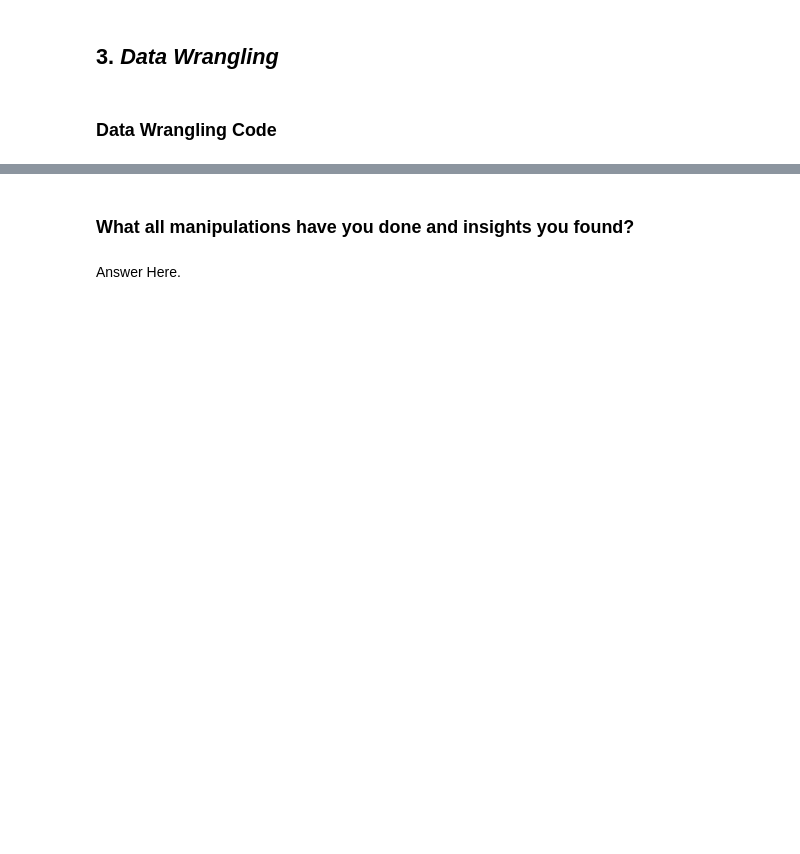
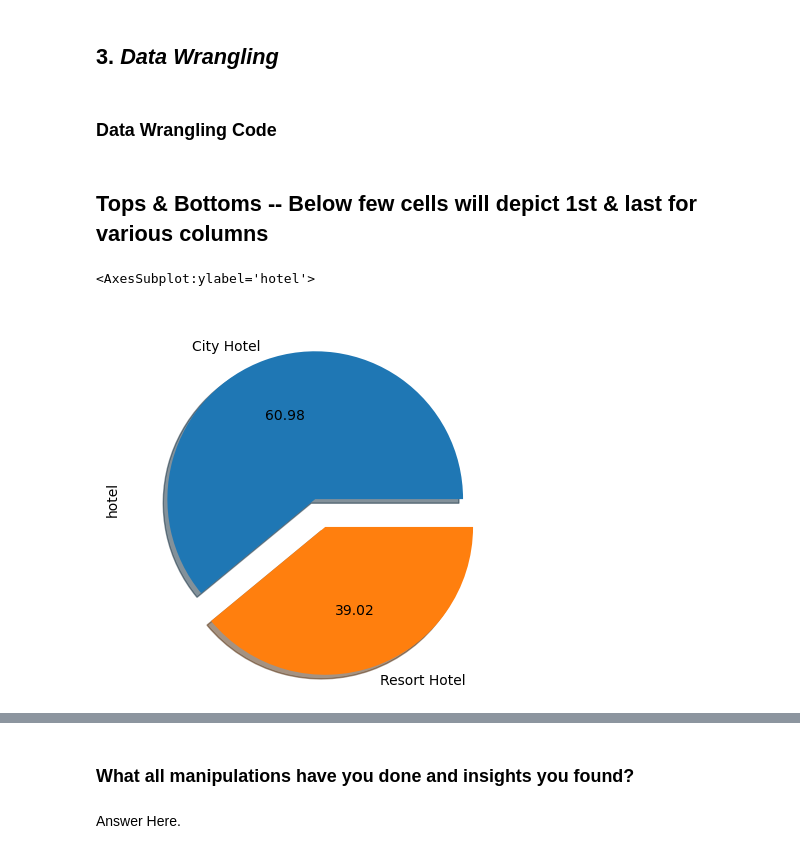
Before and after one commit to lakshay170/hotel_capstone, a Jupyter notebook: Hotel_Capstone.ipynb, the cells around one changed output, grey strips where cells are left out. Saved outputs shown, nothing was run; the diff lists cells and outputs as text; code cells hidden in the pictures; blank space fills up the shorter version.

```diff
--- a/Hotel_Capstone.ipynb
+++ b/Hotel_Capstone.ipynb
@@ -569,5 +564,7 @@ hotel.shape
 ## 3. ***Data Wrangling***
 # %% [markdown]
 ### Data Wrangling Code
+# %% [markdown]
+## Tops & Bottoms -- Below few cells will depict 1st & last for various columns
 # %%
 # Write your code to make your dataset analysis ready.
@@ -573,0 +575,8 @@ hotel.shape
+# %%
+# Q Distribution of bookings bw hotels
+
+hotel['hotel'].value_counts(normalize=True).plot(kind='pie',autopct="%.2f",explode=(0,0.2),shadow=True)
+# Percentage booking in City hotel is more compared to Resort hotel.
+# %% [output]
+<AxesSubplot:ylabel='hotel'>
+[figure, added]
```
Also changed, not shown: parts of 78 cells of this notebook.
